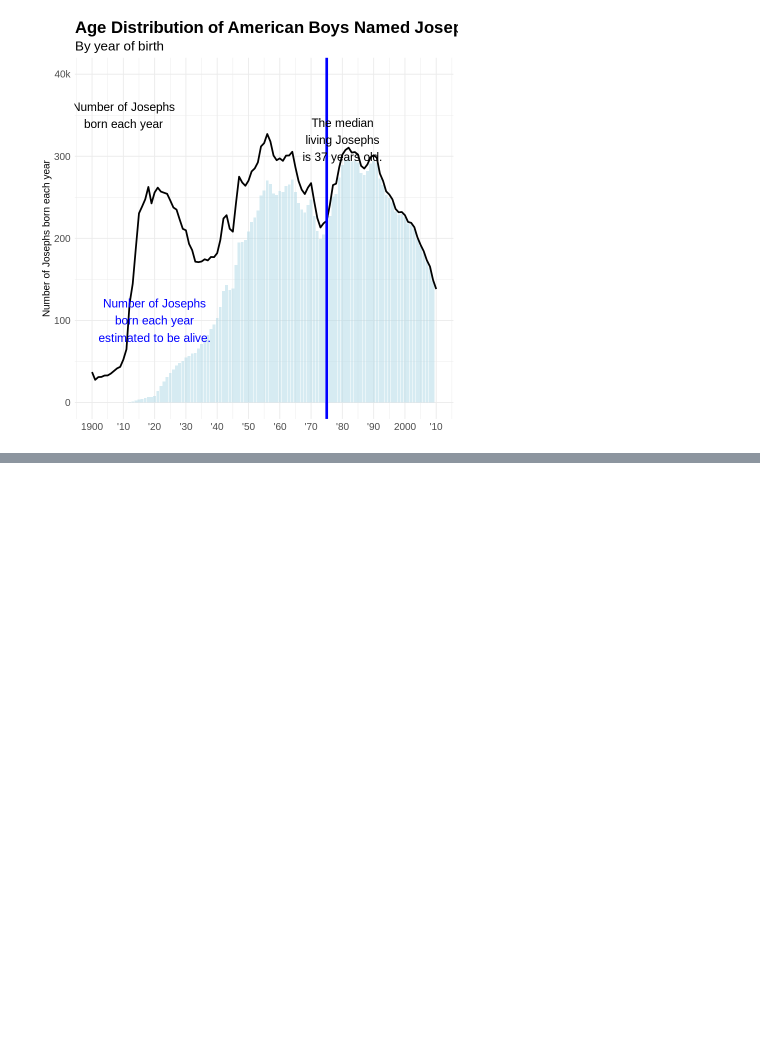
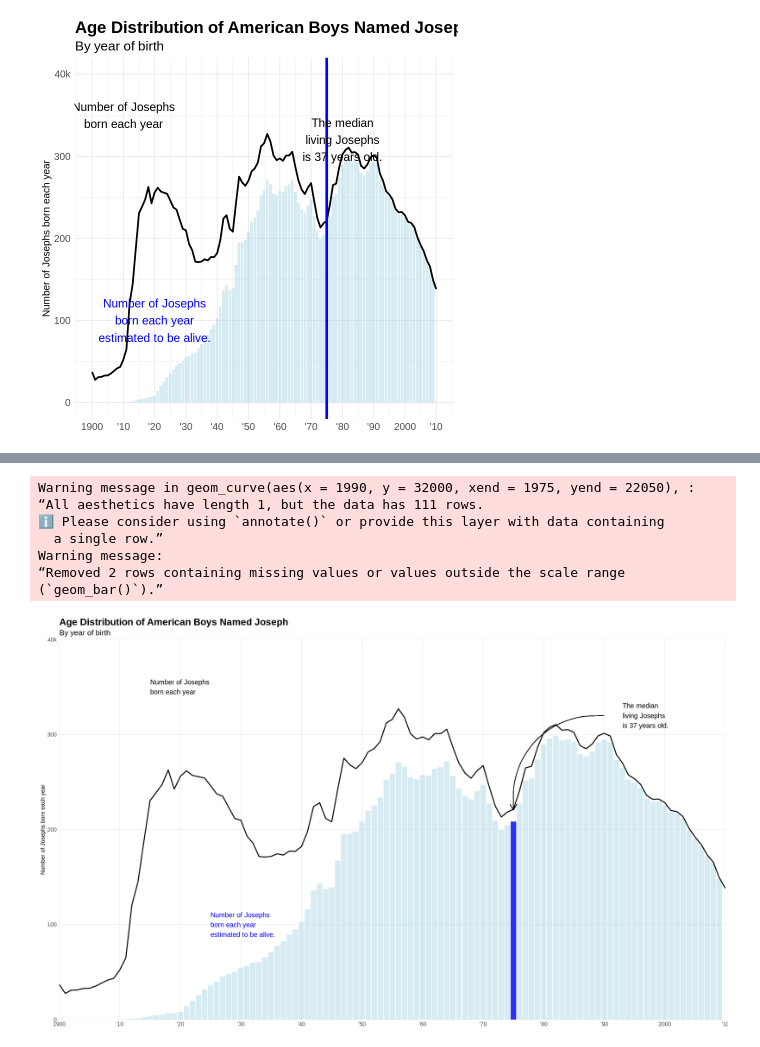
Before and after one commit to dohyeongkim97/visualisation_R, a Jupyter notebook: Untitled17.ipynb, the cells around one changed output, grey strips where cells are left out. Drawn from its saved outputs; the diff is of its cells as text; code cells hidden in the pictures; blank space fills up the shorter version.

```diff
--- a/Untitled17.ipynb
+++ b/Untitled17.ipynb
@@ -249,0 +334,62 @@ top_25<- baby %>% filter(name %in% top_25_m_name, est_alive_today>0 )%>%
+# %%
+options(repr.plot.width=20, repr.plot.height=12)
+
+ggplot(baby_joseph, aes(x = year)) +
+  # 생존 추정 막대
+  geom_bar(aes(y = est_alive_today), stat = "identity", fill = "lightblue", alpha = 0.5) +
+
+
+  geom_bar(data = baby_joseph %>% filter(year == highlight_year), aes(x = year, y = est_alive_today), stat = "identity", fill = "blue", alpha = 0.8) +
+
+
+  # 매년 태어난 Josephs 수에 대한 라인 그래프
+  geom_line(aes(y = n), size = 1, color = "black") +
+
+  # 추가 레이블 텍스트 및 위치 조정
+  annotate("text", x = 1915, y = 35000, label = "Number of Josephs\nborn each year",
+           size = 5, color = "black", hjust = 0) +
+  annotate("text", x = 1925, y = 10000, label = "Number of Josephs\nborn each year\nestimated to be alive.",
+           color = "blue", size = 5, hjust = 0) +
+  annotate("text", x = 1993, y = 32000, label = "The median\nliving Josephs\nis 37 years old.",
+           size = 5, hjust = 0) +
+#   annotate('curve', x = 1975, y = 22000, xend = 1990, yend = 32050,
+#     linewidth = 0.5, curvature = -0.5,
+#     arrow = arrow(length = unit(0.5, 'cm')))
+
+  geom_curve(aes(x = 1990, y = 32000, xend = 1975, yend = 22050),
+             color = "black", size = 0.5, curvature = 0.5,
+             arrow = arrow(length = unit(0.5, 'cm'))) +
+
+  # y축 커스텀 설정
+  scale_y_continuous(name = "Number of Josephs born each year",
+                     labels = label_custom_format, limits = c(0, 40000), expand = c(0, 0)) +
+
+  # x축 커스텀 설정
+  scale_x_continuous(breaks = x_breaks, labels = label_year_format, limits = c(1900, 2010), expand = c(0, 0)) +
+
+  # 제목 및 서브타이틀 설정
+  labs(title = "Age Distribution of American Boys Named Joseph",
+       subtitle = "By year of birth",
+       x = NULL, y = NULL) +
+
+  # 테마 설정
+  theme_minimal() +
+  theme(
+    plot.title = element_text(size = 20, face = "bold"),
+    plot.subtitle = element_text(size = 16),
+    axis.title.y = element_text(color = "black", size = 12),
+    axis.text.y = element_text(size = 12),
+    axis.text.x = element_text(size = 12),
+    axis.title.y.right = element_blank(),
+    axis.text.y.right = element_blank(),
+    panel.grid.minor = element_blank()  # 세부 격자선 제거
+  )
+# %% [output]
+Warning message in geom_curve(aes(x = 1990, y = 32000, xend = 1975, yend = 22050), :
+“All aesthetics have length 1, but the data has 111 rows.
+ℹ Please consider using `annotate()` or provide this layer with data containing
+  a single row.”
+Warning message:
+“Removed 2 rows containing missing values or values outside the scale range
+(`geom_bar()`).”
+[figure, added]
```
Also changed, not shown: parts of 4 cells of this notebook.
